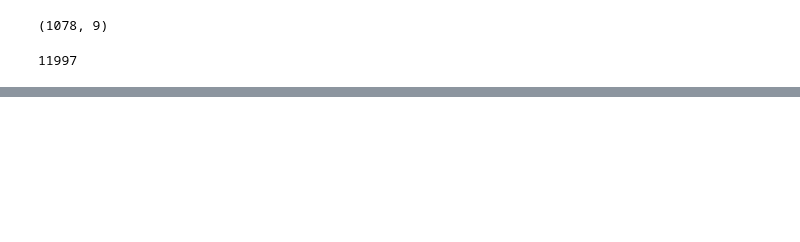
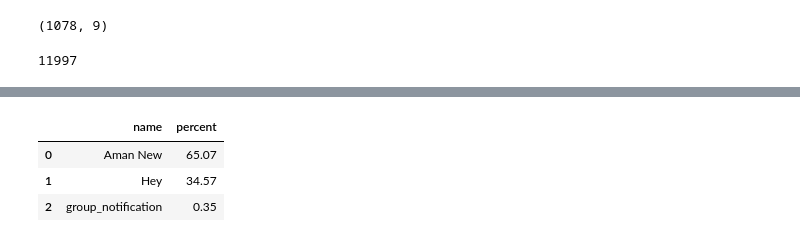
Before and after one commit to shashi-sah2003/Whatsaap-Chat-Analysis, a Jupyter notebook: Whatsaap-Analysis.ipynb, the cells around one changed output, grey strips where cells are left out. Drawn from its saved outputs; the diff is of its cells as text; code cells hidden in the pictures; blank space fills up the shorter version.

```diff
--- a/Whatsaap-Analysis.ipynb
+++ b/Whatsaap-Analysis.ipynb
@@ -146,0 +203,7 @@ len(words)
+# %%
+round((df['user'].value_counts()/df.shape[0])*100,2).reset_index().rename(columns={'index':'name','user':'percent'})
+# %% [output]
+|  | name | percent |
+| 0 | Aman New | 65.07 |
+| 1 | Hey | 34.57 |
+| 2 | group_notification | 0.35 |
```
Also changed, not shown: parts of 9 cells of this notebook, 2 other files.
